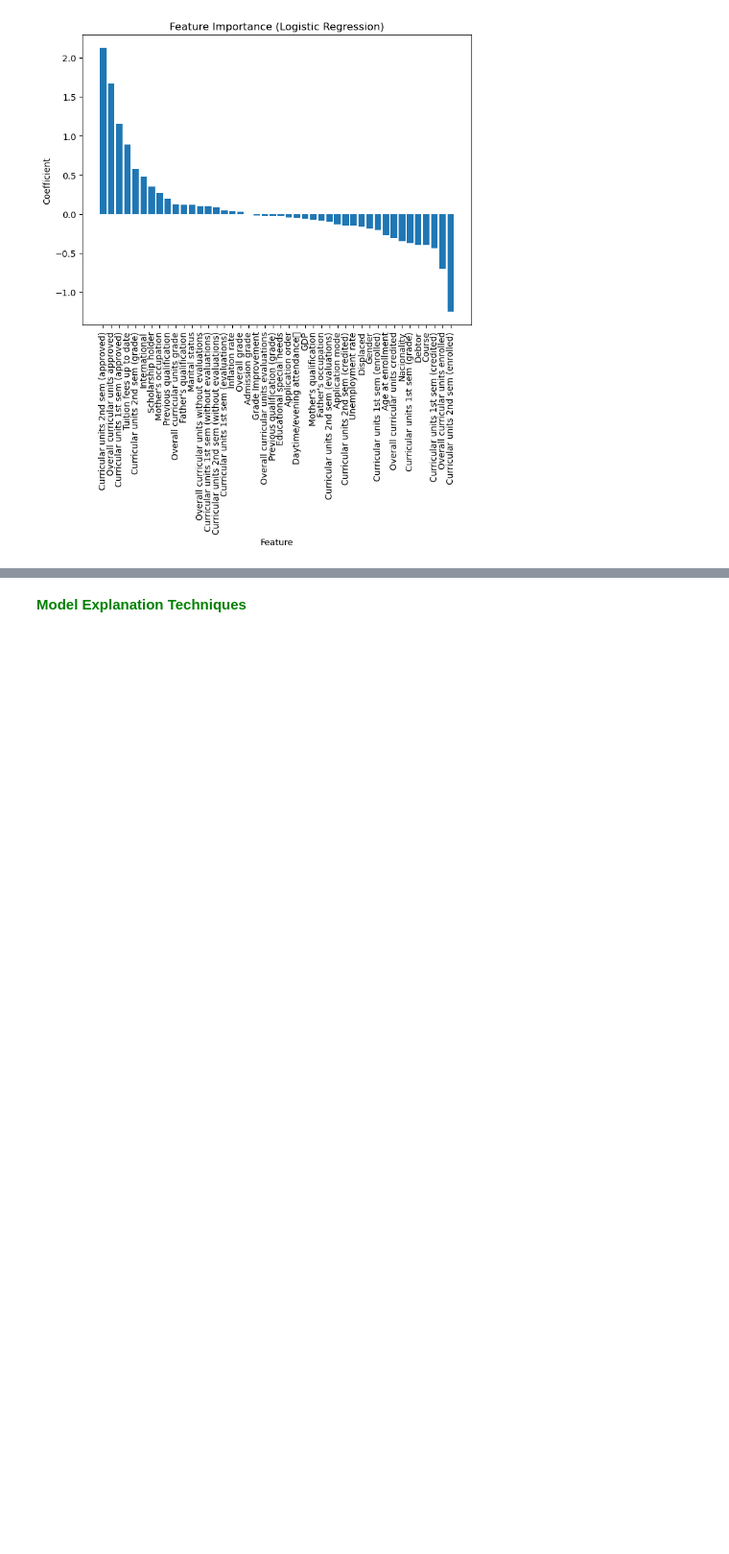
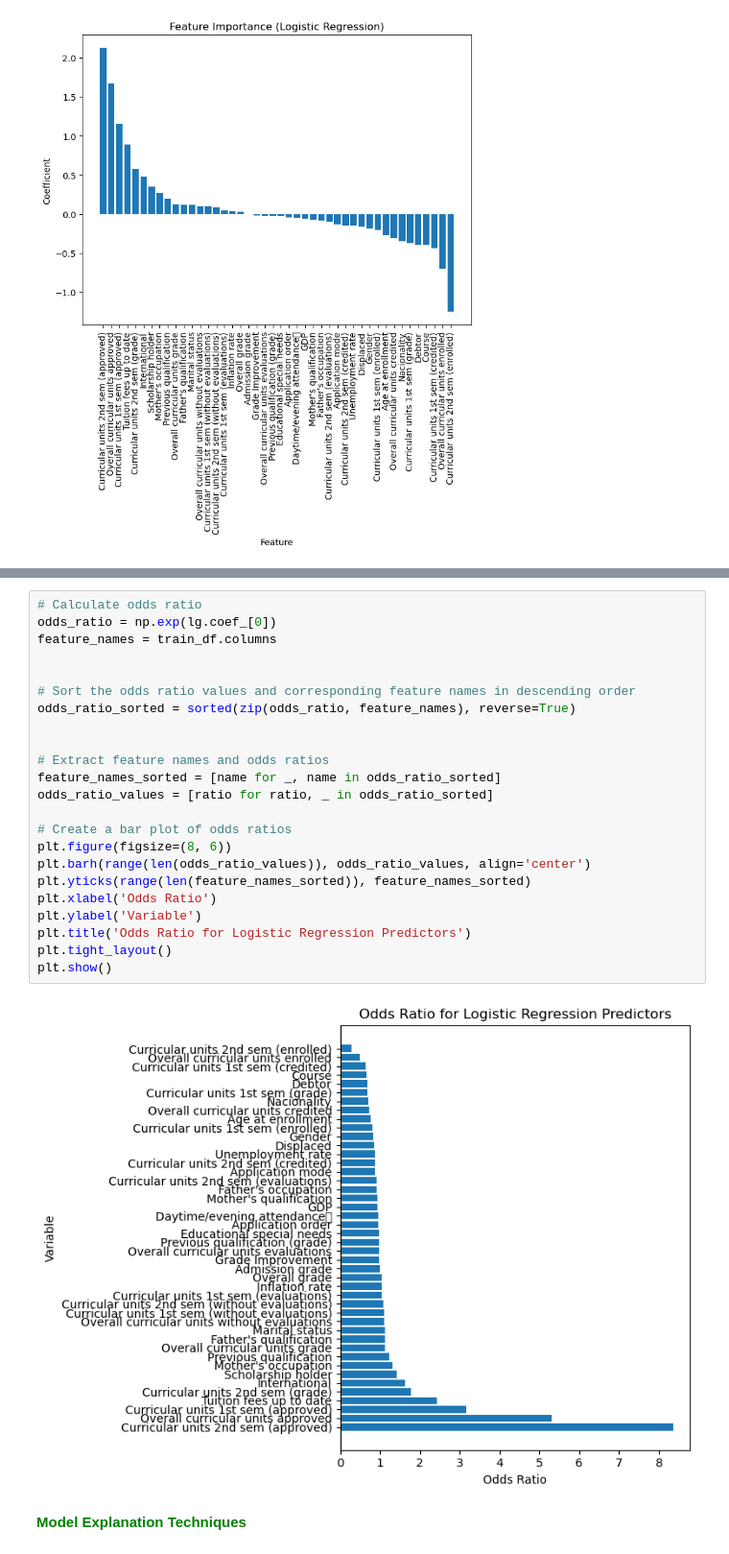
Before and after one commit to omar-kabeer/forecasting-academic-trajectories, a Jupyter notebook: notebooks/notebook.ipynb, the cells around one changed output, grey strips where cells are left out. Shown at 96% size. Cells and saved outputs as stored; diff of their text form; blank space fills up the shorter version.

```diff
--- a/notebooks/notebook.ipynb
+++ b/notebooks/notebook.ipynb
@@ -1544,2 +1578,27 @@ plt.show()
+# %%
+# Calculate odds ratio
+odds_ratio = np.exp(lg.coef_[0])
+feature_names = train_df.columns
+
+
+# Sort the odds ratio values and corresponding feature names in descending order
+odds_ratio_sorted = sorted(zip(odds_ratio, feature_names), reverse=True)
+
+
+# Extract feature names and odds ratios
+feature_names_sorted = [name for _, name in odds_ratio_sorted]
+odds_ratio_values = [ratio for ratio, _ in odds_ratio_sorted]
+
+# Create a bar plot of odds ratios
+plt.figure(figsize=(8, 6))
+plt.barh(range(len(odds_ratio_values)), odds_ratio_values, align='center')
+plt.yticks(range(len(feature_names_sorted)), feature_names_sorted)
+plt.xlabel('Odds Ratio')
+plt.ylabel('Variable')
+plt.title('Odds Ratio for Logistic Regression Predictors')
+plt.tight_layout()
+plt.show()
+# %% [output]
+[figure, added]
 # %% [markdown]
 <font size="+0" color='green'><b> Model Explanation Techniques</b></font>
```
Also changed, not shown: parts of 7 cells of this notebook.
